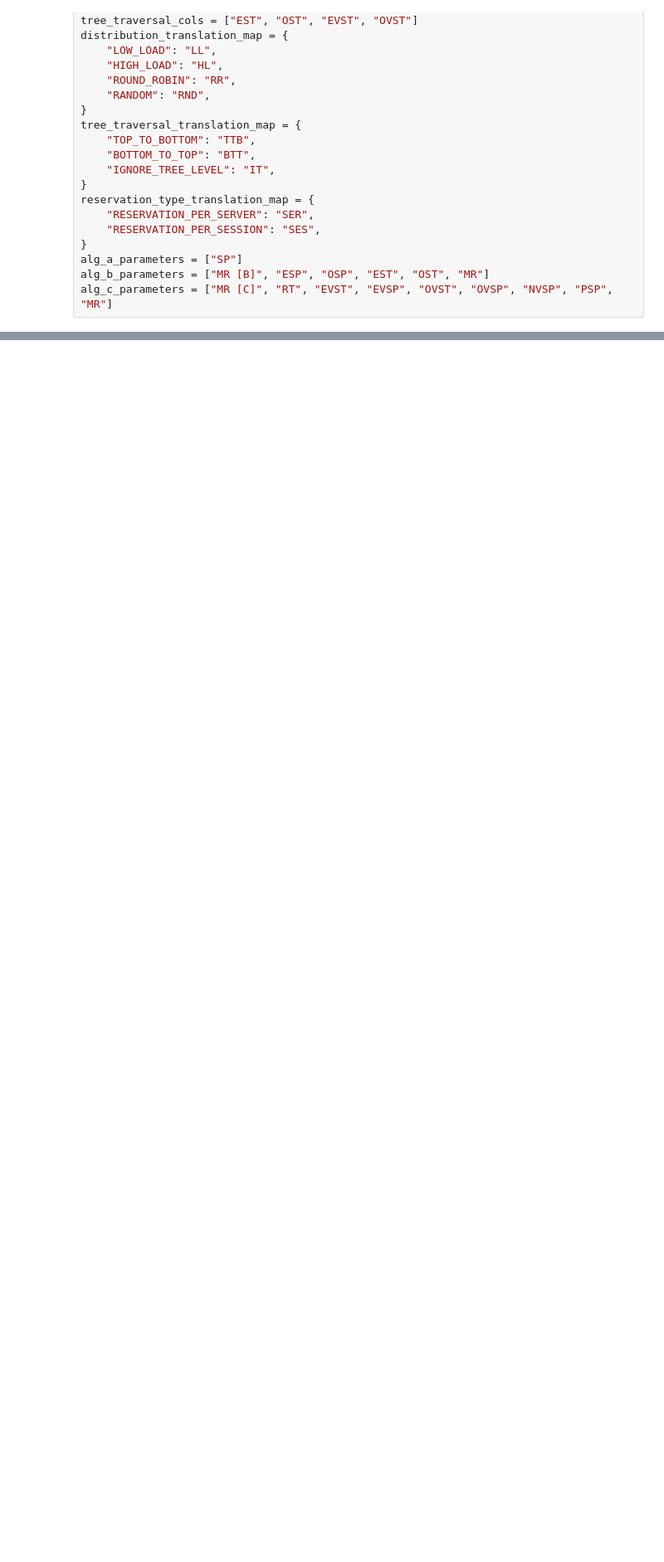
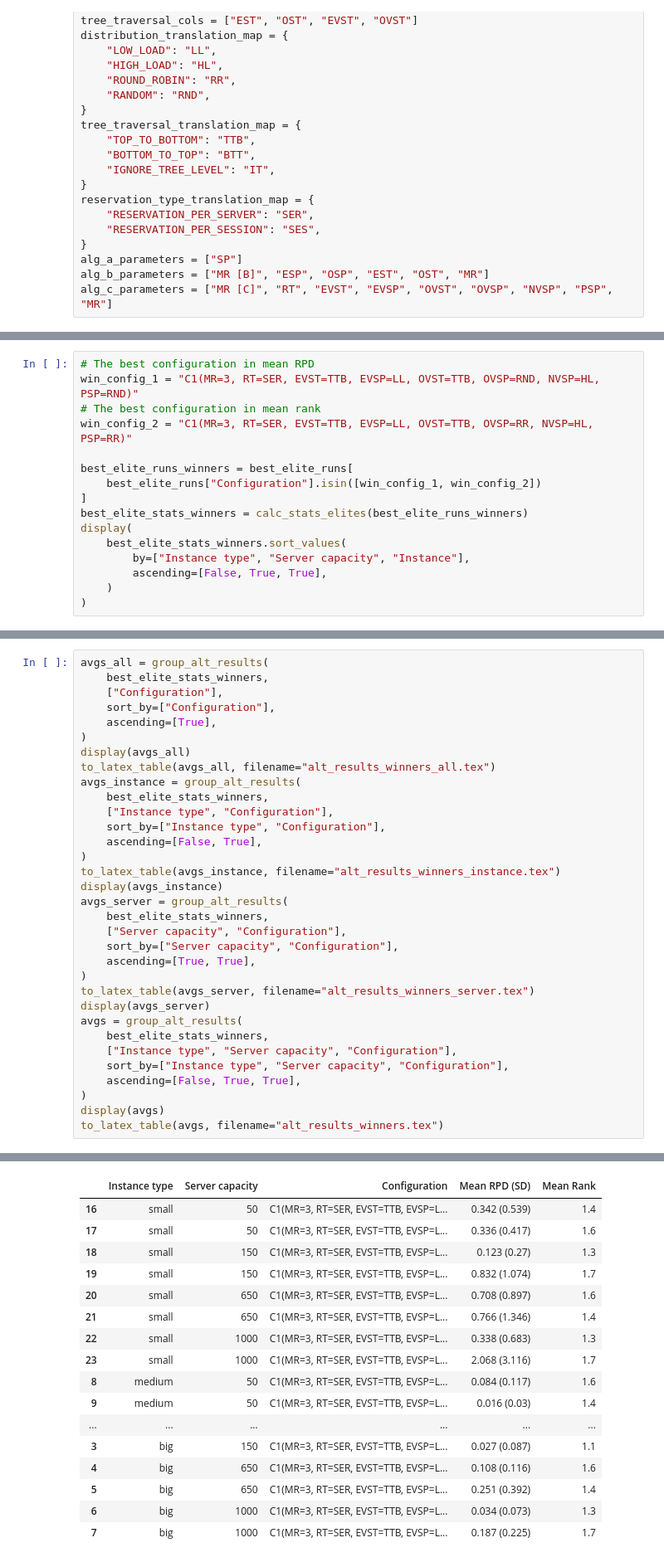
Before and after one commit to codeurjc/FacebookVideosLive18-Analysis, a Jupyter notebook: irace.ipynb, the cells around one changed output, grey strips where cells are left out. Shown at 83% size. Cells and saved outputs as stored; diff of their text form; blank space fills up the shorter version.

```diff
--- a/irace.ipynb
+++ b/irace.ipynb
@@ -731,0 +796,16 @@ to_latex_table(avgs_all, filename="alt_results_all.tex")
+# %%
+# The best configuration in mean RPD
+win_config_1 = "C1(MR=3, RT=SER, EVST=TTB, EVSP=LL, OVST=TTB, OVSP=RND, NVSP=HL, PSP=RND)"
+# The best configuration in mean rank
+win_config_2 = "C1(MR=3, RT=SER, EVST=TTB, EVSP=LL, OVST=TTB, OVSP=RR, NVSP=HL, PSP=RR)"
+
+best_elite_runs_winners = best_elite_runs[
+    best_elite_runs["Configuration"].isin([win_config_1, win_config_2])
+]
+best_elite_stats_winners = calc_stats_elites(best_elite_runs_winners)
+display(
+    best_elite_stats_winners.sort_values(
+        by=["Instance type", "Server capacity", "Instance"],
+        ascending=[False, True, True],
+    )
+)
@@ -731,0 +826,34 @@ to_latex_table(avgs_all, filename="alt_results_all.tex")
+# %%
+avgs_all = group_alt_results(
+    best_elite_stats_winners,
+    ["Configuration"],
+    sort_by=["Configuration"],
+    ascending=[True],
+)
+display(avgs_all)
+to_latex_table(avgs_all, filename="alt_results_winners_all.tex")
+avgs_instance = group_alt_results(
+    best_elite_stats_winners,
+    ["Instance type", "Configuration"],
+    sort_by=["Instance type", "Configuration"],
+    ascending=[False, True],
+)
+to_latex_table(avgs_instance, filename="alt_results_winners_instance.tex")
+display(avgs_instance)
+avgs_server = group_alt_results(
+    best_elite_stats_winners,
+    ["Server capacity", "Configuration"],
+    sort_by=["Server capacity", "Configuration"],
+    ascending=[True, True],
+)
+to_latex_table(avgs_server, filename="alt_results_winners_server.tex")
+display(avgs_server)
+avgs = group_alt_results(
+    best_elite_stats_winners,
+    ["Instance type", "Server capacity", "Configuration"],
+    sort_by=["Instance type", "Server capacity", "Configuration"],
+    ascending=[False, True, True],
+)
+display(avgs)
+to_latex_table(avgs, filename="alt_results_winners.tex")
+# %% [output]
@@ -732,3 +879,20 @@ to_latex_table(avgs_all, filename="alt_results_all.tex")
+|  | Instance type | Server capacity | Configuration | Mean RPD (SD) | Mean Rank |
+| 16 | small | 50 | C1(MR=3, RT=SER, EVST=TTB, EVSP=L... | 0.342 (0.539) | 1.4 |
+| 17 | small | 50 | C1(MR=3, RT=SER, EVST=TTB, EVSP=L... | 0.336 (0.417) | 1.6 |
+| 18 | small | 150 | C1(MR=3, RT=SER, EVST=TTB, EVSP=L... | 0.123 (0.27) | 1.3 |
+| 19 | small | 150 | C1(MR=3, RT=SER, EVST=TTB, EVSP=L... | 0.832 (1.074) | 1.7 |
+| 20 | small | 650 | C1(MR=3, RT=SER, EVST=TTB, EVSP=L... | 0.708 (0.897) | 1.6 |
+| 21 | small | 650 | C1(MR=3, RT=SER, EVST=TTB, EVSP=L... | 0.766 (1.346) | 1.4 |
+| 22 | small | 1000 | C1(MR=3, RT=SER, EVST=TTB, EVSP=L... | 0.338 (0.683) | 1.3 |
+| 23 | small | 1000 | C1(MR=3, RT=SER, EVST=TTB, EVSP=L... | 2.068 (3.116) | 1.7 |
+| 8 | medium | 50 | C1(MR=3, RT=SER, EVST=TTB, EVSP=L... | 0.084 (0.117) | 1.6 |
+| 9 | medium | 50 | C1(MR=3, RT=SER, EVST=TTB, EVSP=L... | 0.016 (0.03) | 1.4 |
+| ... | ... | ... | ... | ... | ... |
+| 3 | big | 150 | C1(MR=3, RT=SER, EVST=TTB, EVSP=L... | 0.027 (0.087) | 1.1 |
+| 4 | big | 650 | C1(MR=3, RT=SER, EVST=TTB, EVSP=L... | 0.108 (0.116) | 1.6 |
+| 5 | big | 650 | C1(MR=3, RT=SER, EVST=TTB, EVSP=L... | 0.251 (0.392) | 1.4 |
+| 6 | big | 1000 | C1(MR=3, RT=SER, EVST=TTB, EVSP=L... | 0.034 (0.073) | 1.3 |
+| 7 | big | 1000 | C1(MR=3, RT=SER, EVST=TTB, EVSP=L... | 0.187 (0.225) | 1.7 |
 # %%
 def run_stat_tests(
     group_label_1,
```
Also changed, not shown: parts of 20 cells of this notebook.
